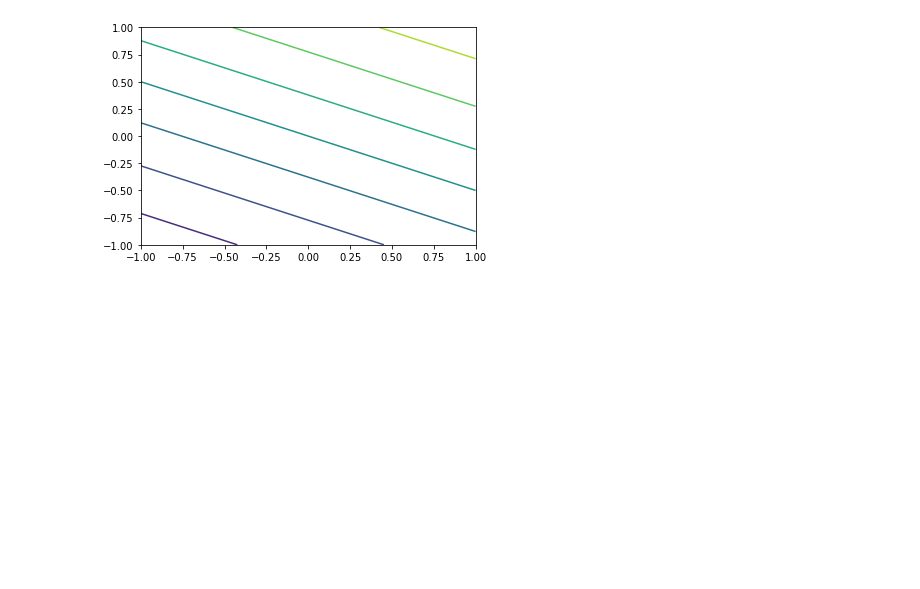
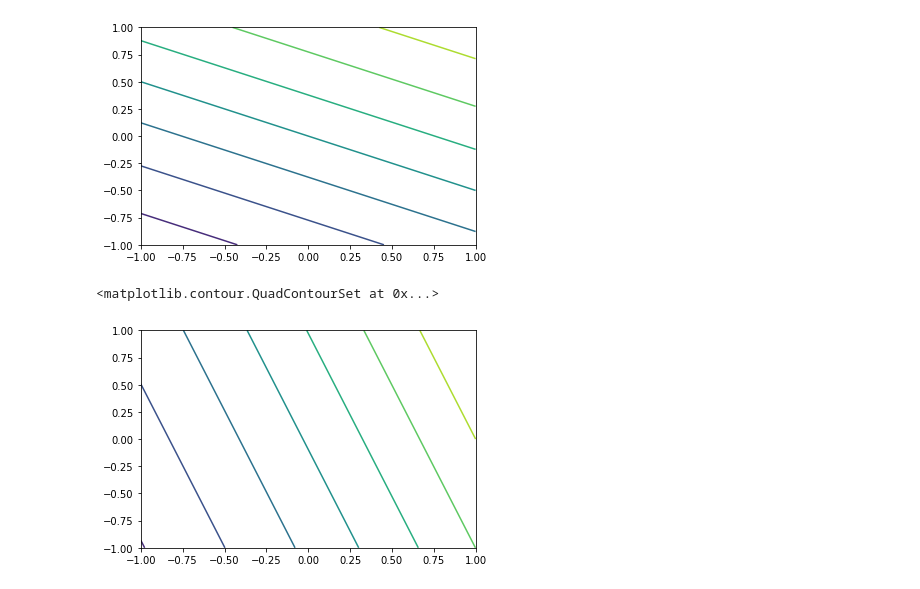
Before and after one commit to meghbhalerao/machine-learning-course, a Jupyter notebook: asg2/q2.ipynb, the cells around one changed output. Drawn from its saved outputs; the diff is of its cells as text; code cells hidden in the pictures; blank space fills up the shorter version.

```diff
--- a/asg2/q2.ipynb
+++ b/asg2/q2.ipynb
@@ -41,3 +46,16 @@ ax.contour(X1, X2, f)
 # %% [output]
 <matplotlib.contour.QuadContourSet at 0x...>
 [figure]
+# %%
+w0 = -3
+w1 = 3
+w2 = 1
+lam_0 = 0.1
+g = w0 + X1*w1 + w2*X2
+f = act(lam_0*g)
+fig1 = plt.figure()
+ax = fig1.gca()
+ax.contour(X1, X2, f)
+# %% [output]
+<matplotlib.contour.QuadContourSet at 0x...>
+[figure, added]
```
Also changed, not shown: parts of 4 cells of this notebook.
